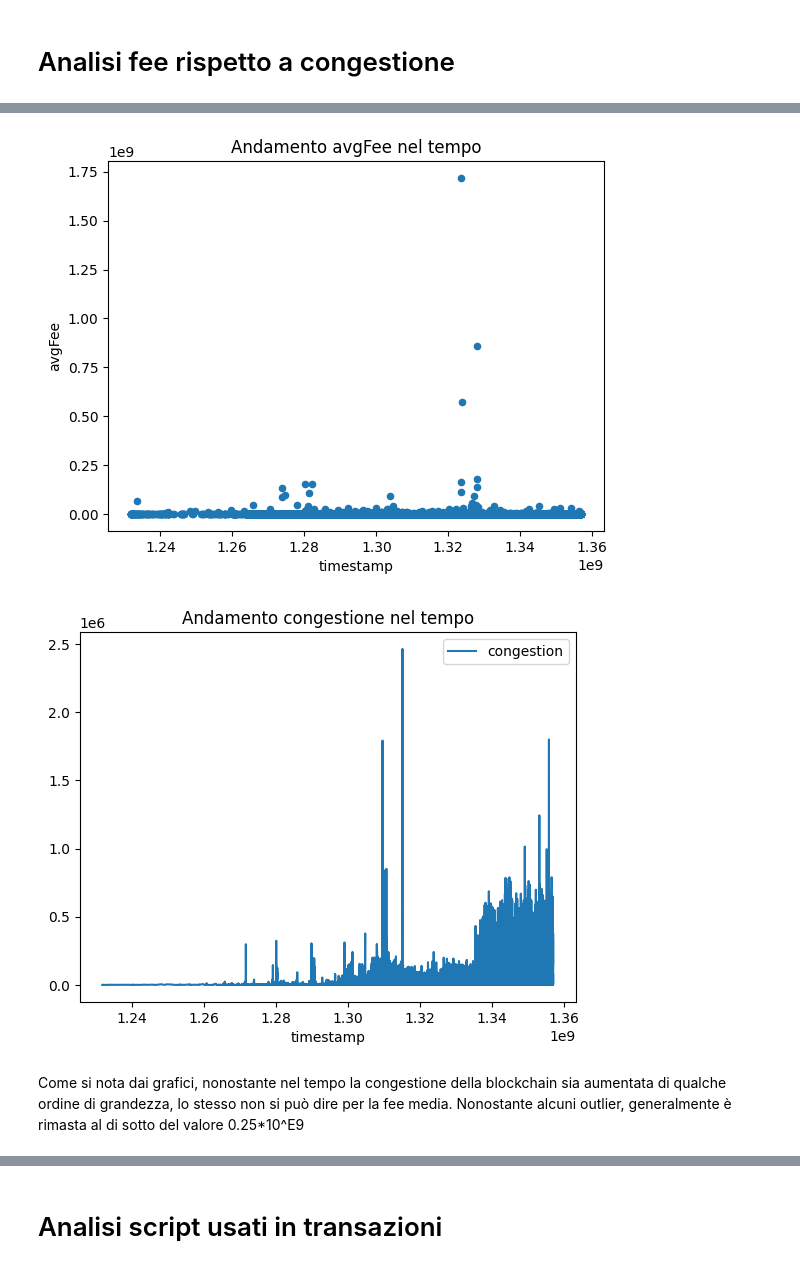
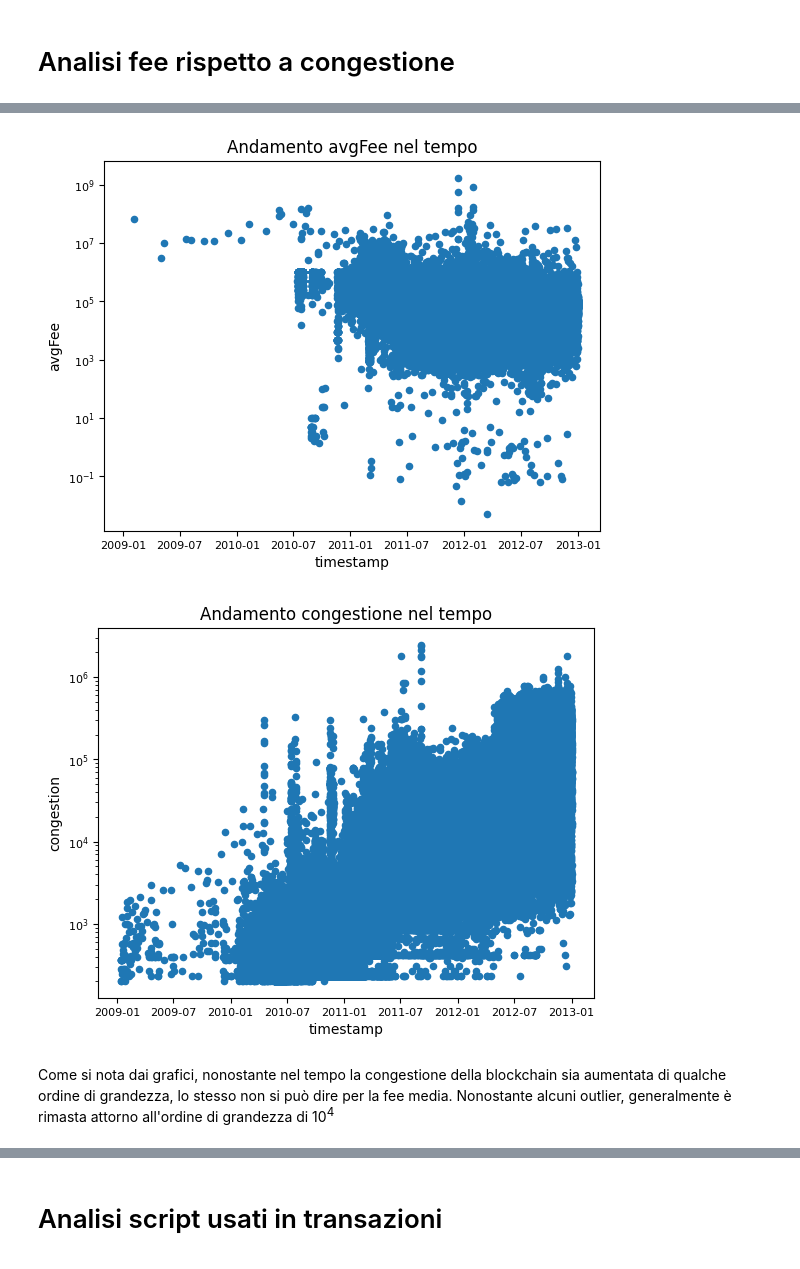
Before and after one commit to dSamp41/Progetto-LWS, a Jupyter notebook: projectDef.ipynb, the cells around one changed output, grey strips where cells are left out. Cells and saved outputs as stored; diff of their text form; code cells hidden in the pictures.

```diff
--- a/projectDef.ipynb
+++ b/projectDef.ipynb
@@ -27,5 +28,9 @@ outputs = pd.read_csv(
 )
 
 
-# Script table/dict
-scripts_dict = {0: 0, 1:153, 2:180, 3:291}
+
+# Script table
+ScriptType: TypeAlias = np.uint8
+ScriptSize: TypeAlias = np.uint16
+
+scripts_dict: Dict[ScriptType, ScriptSize] = {0: 0, 1:153, 2:180, 3:291}
@@ -36,13 +45,20 @@ transactions_ncb = transactions[transactions['isCoinbase'] == 0].drop(columns=['
 
 # Merge transactions with inputs; then calculate size of inputs
 merged_tx_inputs = pd.merge(transactions_ncb, inputs.drop(columns=['prevTxId', 'prevTxPos']), on='txId', how='inner')
-size_inputs = merged_tx_inputs.groupby('txId').size().reset_index(name='num_inputs')
+size_inputs = merged_tx_inputs\
+    .groupby('txId')\
+    .size()\
+    .reset_index(name='num_inputs')
 
 # Merge transactions with outputs; then calculate size of outputs
 merged_tx_outputs = pd.merge(transactions_ncb, outputs.drop(columns=['txPos', 'addressId']), on='txId', how='inner')
-merged_tx_outputs['scriptSize'] = merged_tx_outputs['scriptType'].replace(scripts_dict)
+merged_tx_outputs['scriptSize'] = merged_tx_outputs['scriptType']\
+    .replace(scripts_dict)
 
-size_outputs = merged_tx_outputs.groupby('txId').agg({'amount': 'count','scriptSize': 'sum'}).reset_index()
+size_outputs = merged_tx_outputs\
+    .groupby('txId')\
+    .agg({'amount': 'count','scriptSize': 'sum'})\
+    .reset_index()
 size_outputs.rename(columns={'amount': 'num_outputs'}, inplace=True)
 # %%
 # Merge the sizes with transactions
@@ -54,16 +70,16 @@ OUTPUT_SIZE = 9
 
 # Calculate size of each transaction
 merged_transactions['transaction_size'] = merged_transactions['num_inputs'] * INPUT_SIZE + merged_transactions['num_outputs'] * OUTPUT_SIZE + merged_transactions['scriptSize']
-merged_transactions = merged_transactions.drop(columns=['num_inputs', 'num_outputs', 'scriptSize'])
+merged_transactions.drop(
+    columns=['num_inputs', 'num_outputs', 'scriptSize'],
+    inplace=True)
 
-#print(merged_transactions)
+# tt = transaction total (info needed)
+tt = merged_transactions.groupby('timestamp').agg({'fee': 'mean', 'transaction_size': 'sum'}).reset_index()
+tt.rename(
+    columns={'fee': 'avgFee', 'transaction_size': 'congestion'},
+    inplace=True)
+tt["timestamp"] = pd.to_datetime(tt["timestamp"], unit="s")
 
-tt = merged_transactions.groupby('timestamp').agg({'fee': 'mean', 'transaction_size': 'sum'}).reset_index()
-tt = tt.rename(columns={'fee': 'avgFee', 'transaction_size': 'congestion'})
-
-#print(tt)
-
-#print(transactions_ncb.nlargest(5, 'fee'))
-#print(tt.nlargest(5, 'avgFee'))
 print(tt.describe())
 # %% [output]
@@ -79,9 +95,9 @@ max    1.356998e+09  1.718357e+09  2.464451e+06
 # %%
-tt.plot.scatter(x='timestamp', y='avgFee', title='Andamento avgFee nel tempo')
-tt.plot.line(x='timestamp', y='congestion', title='Andamento congestione nel tempo')
+tt.plot.scatter(x='timestamp', y='avgFee', title='Andamento avgFee nel tempo', fontsize=8, logy=True)
+tt.plot.scatter(x='timestamp', y='congestion', title='Andamento congestione nel tempo', fontsize=8, logy=True)
 plt.show()
 # %% [output]
-[figure, old version]
+[figure, new version]
-[figure, old version]
+[figure, new version]
 # %% [markdown]
-Come si nota dai grafici, nonostante nel tempo la congestione della blockchain sia aumentata di qualche ordine di grandezza, lo stesso non si può dire per la fee media. Nonostante alcuni outlier, generalmente è rimasta al di sotto del valore 0.25*10^E9
+Come si nota dai grafici, nonostante nel tempo la congestione della blockchain sia aumentata di qualche ordine di grandezza, lo stesso non si può dire per la fee media. Nonostante alcuni outlier, generalmente è rimasta attorno all'ordine di grandezza di 10<sup>4</sup>
```
Also changed, not shown: parts of 60 cells of this notebook, 3 other files.
